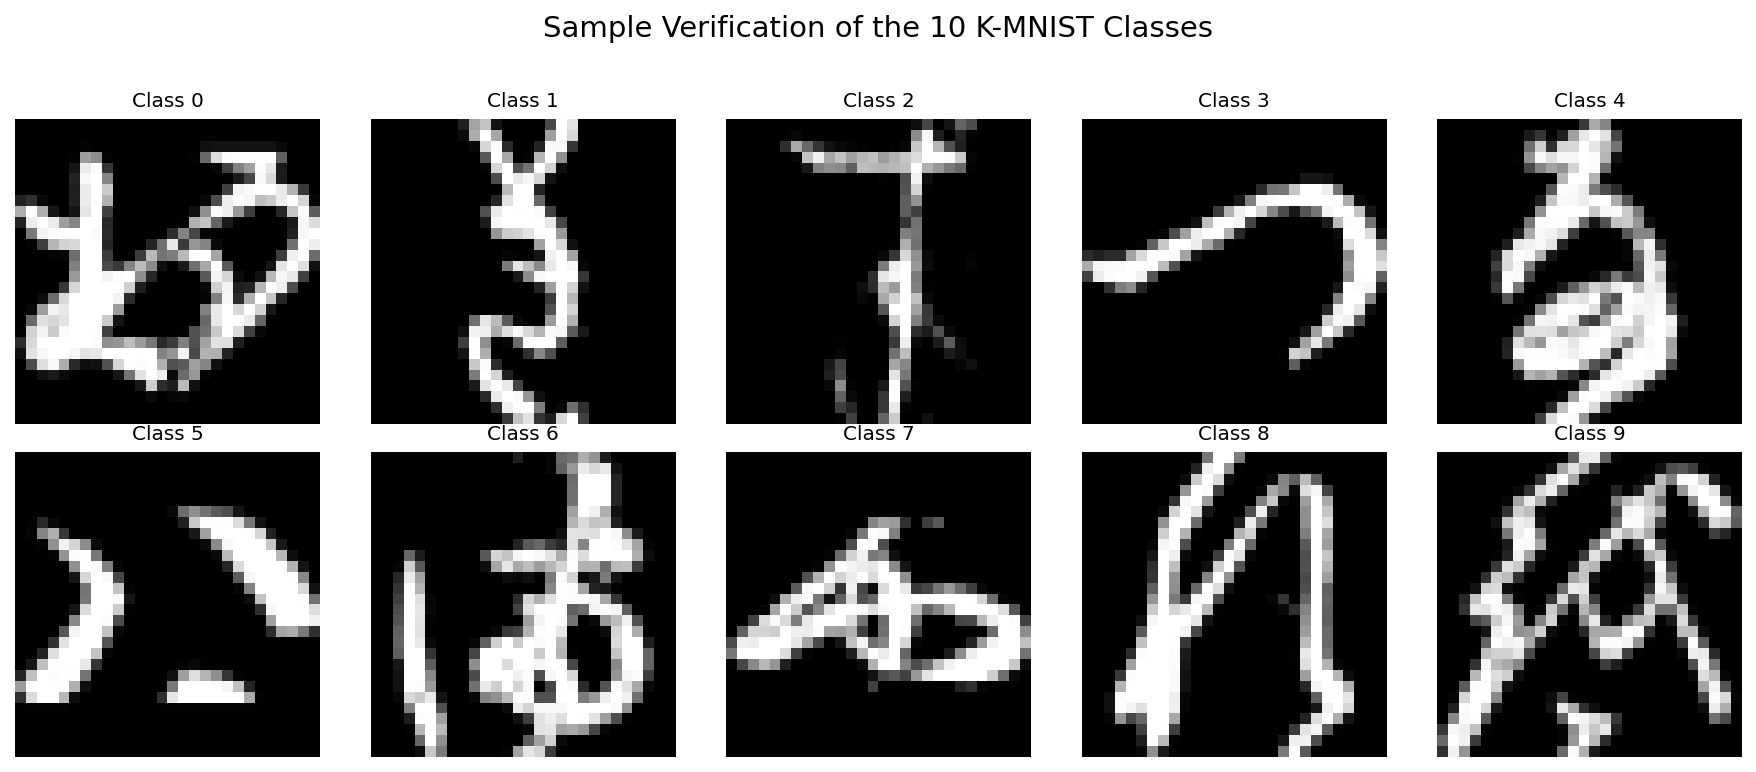
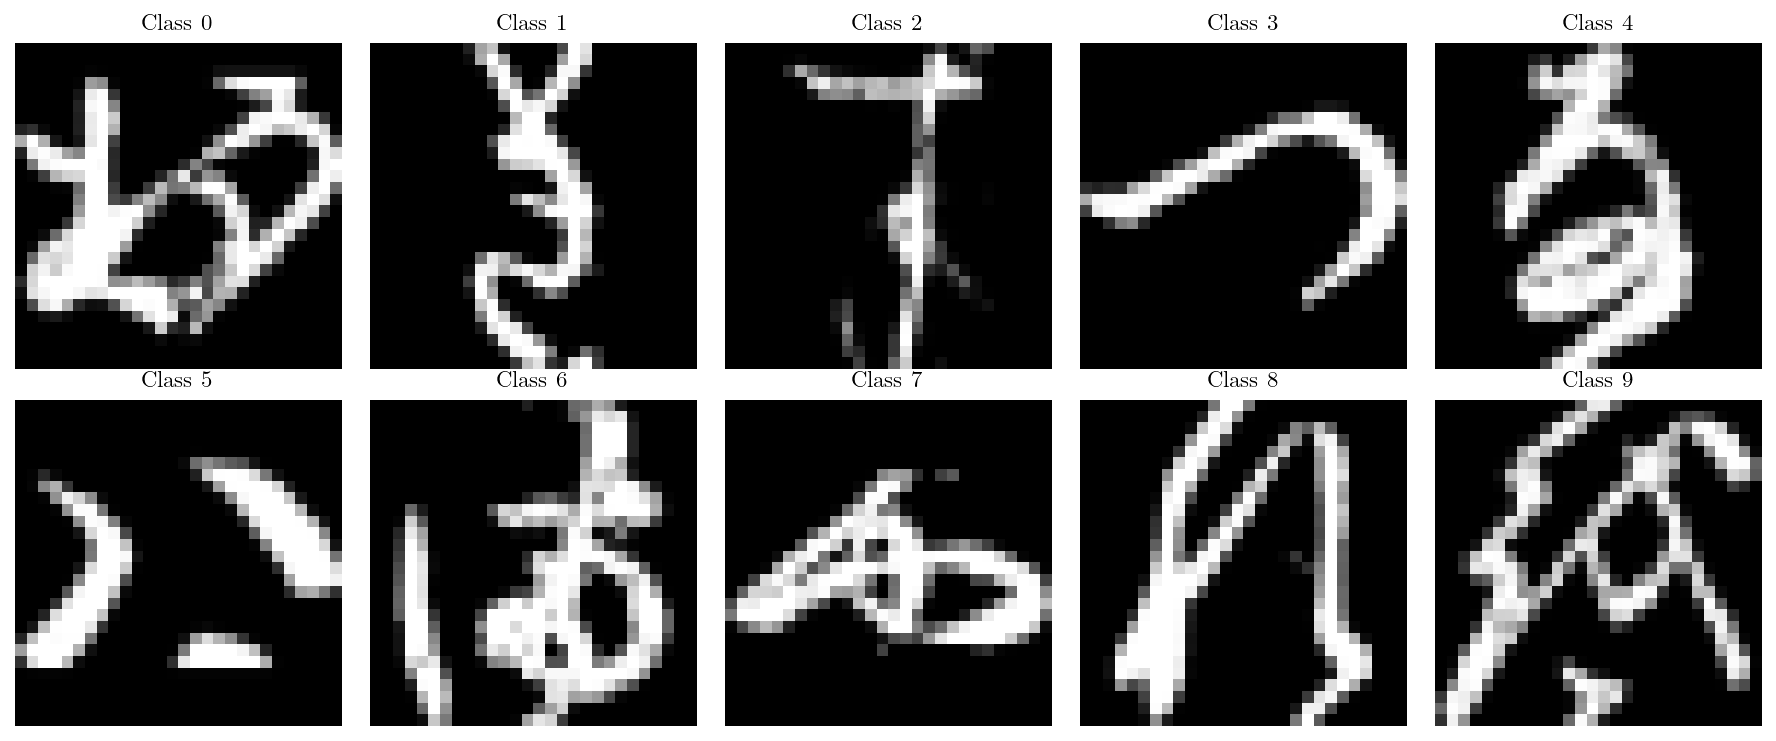
Unified diff of the notebook cell whose output changed from the first chart to the second:
--- before
+++ after
@@ -1,5 +1,4 @@
 # Create a 2x5 grid of subplots
 fig, axes = plt.subplots(2, 5, figsize=(12, 5))
-fig.suptitle('Sample Verification of the 10 K-MNIST Classes', fontsize=14, y=1.02)
 
 # Extract and plot the first instance of each class
@@ -18,3 +17,3 @@
 
 plt.tight_layout()
-plt.show()
+save_fig(fig, 'class_sample')

Commit: Replace engine/ prototype with hpo_lib package and full experiment suite